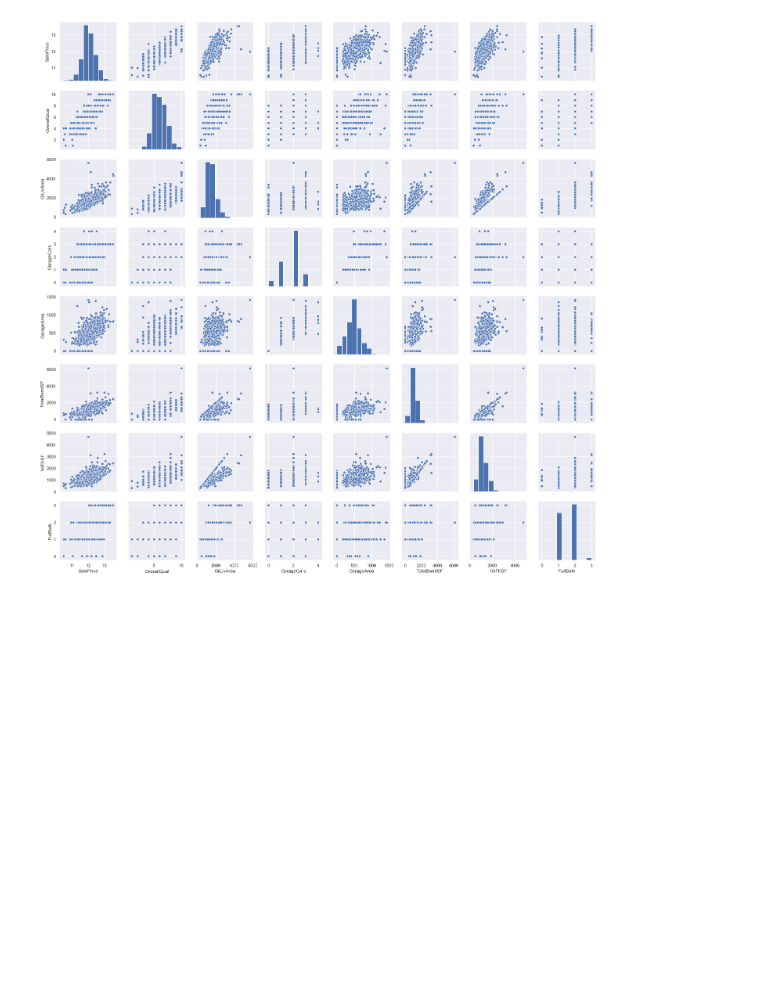
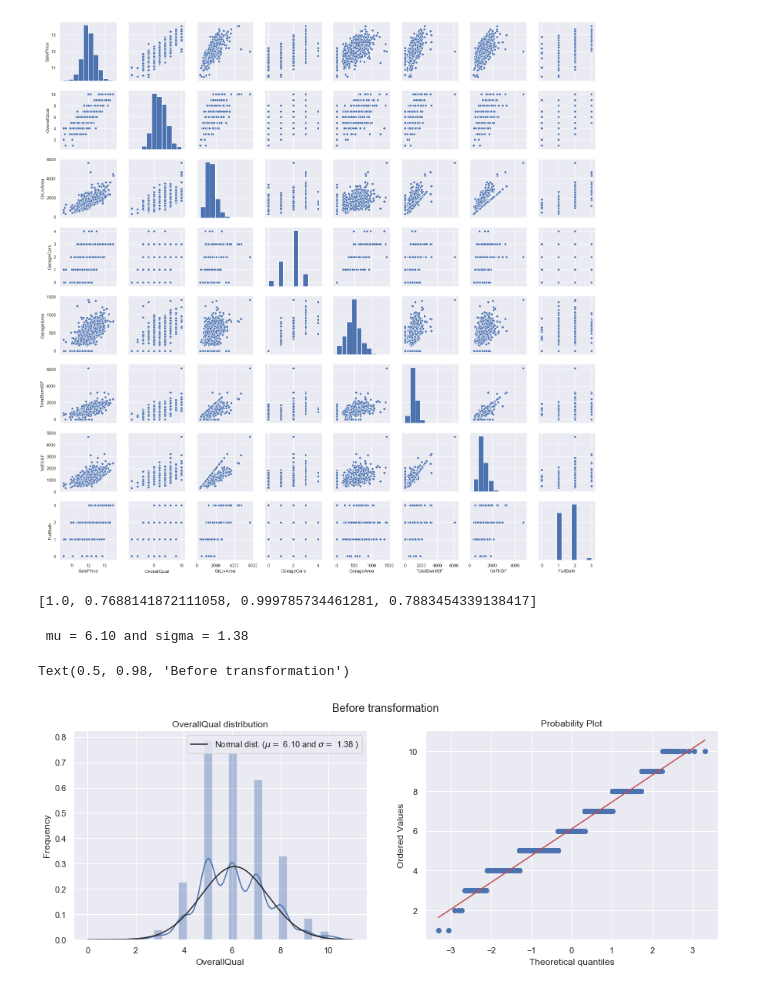
Before and after one commit to jimmy-jing/housing_ml, a Jupyter notebook: re_FeaEng_Dummif.ipynb, the cells around one changed output. Saved outputs shown, nothing was run; the diff lists cells and outputs as text; code cells hidden in the pictures; blank space fills up the shorter version.

Commit message:
Adding Model Builts

```diff
--- a/re_FeaEng_Dummif.ipynb
+++ b/re_FeaEng_Dummif.ipynb
@@ -140,7 +127,7 @@ Text(0.5, 0.98, 'After transformation')
 # %%
 # Adding new df .
 
-df['YrBltAndRemod']=df['YearBuilt']+df['YearRemodAdd']
+#df['YrBltAndRemod']=df['YearBuilt']+df['YearRemodAdd']
 df['TotalSF']=df['TotalBsmtSF'] + df['1stFlrSF'] + df['2ndFlrSF']
 
 df['Total_sqr_footage'] = (df['BsmtFinSF1'] + df['BsmtFinSF2'] +
@@ -199,0 +206,24 @@ plt.show();
+# %%
+training_score
+# %% [output]
+[1.0, 0.7688141872111058, 0.999785734461281, 0.7883454339138417]
+# %%
+# Testing x Transformation: Overall Quality
+from scipy import stats
+from scipy.stats import norm, skew #for some statistics
+fig = plt.figure(figsize=(15,5))
+plt.subplot(1,2,1)
+sns.distplot(df['OverallQual'] , fit=norm);
+(mu, sigma) = norm.fit(df['OverallQual'])
+print( '\n mu = {:.2f} and sigma = {:.2f}\n'.format(mu, sigma))
+plt.legend(['Normal dist. ($\mu=$ {:.2f} and $\sigma=$ {:.2f} )'.format(mu, sigma)],
+            loc='best')
+plt.ylabel('Frequency')
+plt.title('OverallQual distribution')
+plt.subplot(1,2,2)
+res = stats.probplot(df['OverallQual'], plot=plt)
+plt.suptitle('Before transformation')
+# %% [output]
+ mu = 6.10 and sigma = 1.38
+Text(0.5, 0.98, 'Before transformation')
+[figure, added]
```
Also changed, not shown: parts of 38 cells of this notebook, 1 other file.
